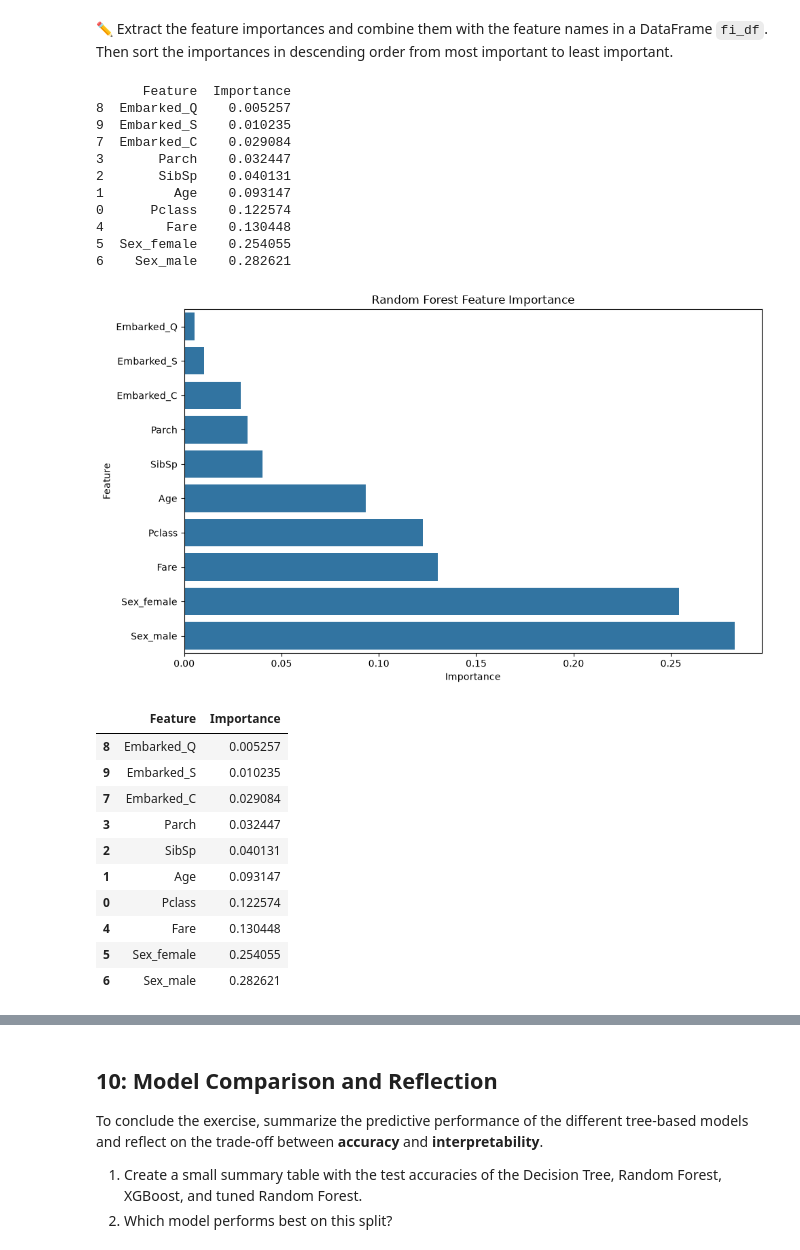
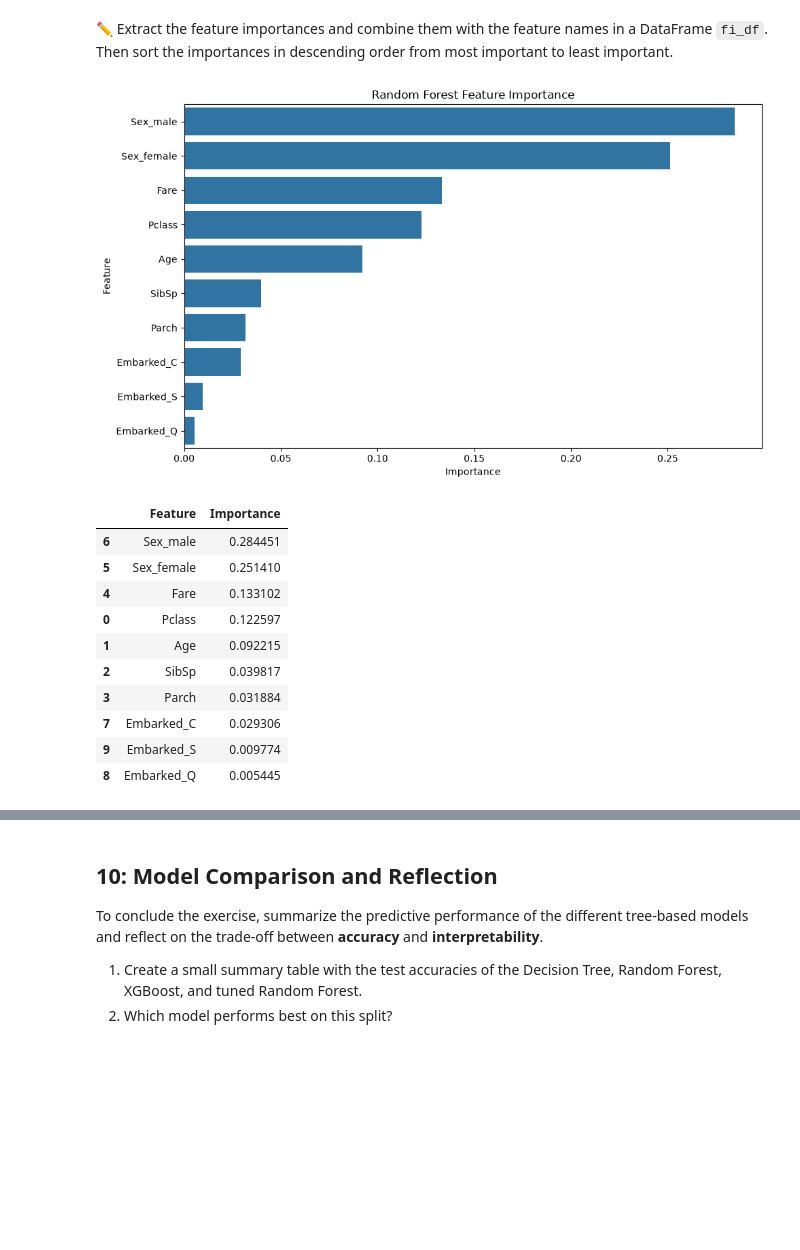
Before and after one commit to gpuonfire/ml_praktikum, a Jupyter notebook: ML_Aufgabenblätter/A6_Tree_Based_Models.ipynb, the cells around one changed output, grey strips where cells are left out. Cells and saved outputs as stored; diff of their text form; code cells hidden in the pictures; blank space fills up the shorter version.

```diff
--- a/ML_Aufgabenblätter/A6_Tree_Based_Models.ipynb
+++ b/ML_Aufgabenblätter/A6_Tree_Based_Models.ipynb
@@ -233,9 +233,9 @@ X_train_imputed = X_train.copy()
 X_test_imputed = X_test.copy()
 # TODO: Implement
 
-imp_mean = SimpleImputer(missing_values=np.nan, strategy='mean')
+imp_mean = SimpleImputer(missing_values=np.nan, strategy='median')
 X_train_imputed.loc[:,missing_cols] = imp_mean.fit_transform(X_train[missing_cols])
-X_test_imputed.loc[:,missing_cols] = imp_mean.fit_transform(X_test[missing_cols])
+X_test_imputed.loc[:,missing_cols] = imp_mean.transform(X_test[missing_cols])
 # %% [markdown]
 3. Verify that the imputed training and test sets no longer contain missing values.
 # %%
@@ -453,48 +458,37 @@ model_for_importance = best_rf
 # %%
 importances = []
 feature_names = []
 
 # TODO: Implement
 importances = model_for_importance.feature_importances_
 feature_names = model_for_importance.feature_names_in_
 fi_df = pd.DataFrame({'Feature': feature_names, 'Importance': importances})
 
 # TODO: Sort here
-fi_df = fi_df.sort_values(by=["Importance"])
+fi_df = fi_df.sort_values(by=["Importance"], ascending=False)
 #print(fi_df)
 
 
 plt.figure(figsize=(10, 6))
 sns.barplot(data=fi_df, x='Importance', y='Feature')
 plt.title('Random Forest Feature Importance')
 plt.tight_layout()
 plt.show()
 
 display(fi_df.head(10))
 # %% [output]
-      Feature  Importance
-8  Embarked_Q    0.005257
-9  Embarked_S    0.010235
-7  Embarked_C    0.029084
-3       Parch    0.032447
-2       SibSp    0.040131
-1         Age    0.093147
-0      Pclass    0.122574
-4        Fare    0.130448
-5  Sex_female    0.254055
-6    Sex_male    0.282621
-[figure, old version]
+[figure, new version]
 |  | Feature | Importance |
-| 8 | Embarked_Q | 0.005257 |
-| 9 | Embarked_S | 0.010235 |
-| 7 | Embarked_C | 0.029084 |
-| 3 | Parch | 0.032447 |
-| 2 | SibSp | 0.040131 |
-| 1 | Age | 0.093147 |
-| 0 | Pclass | 0.122574 |
-| 4 | Fare | 0.130448 |
-| 5 | Sex_female | 0.254055 |
-| 6 | Sex_male | 0.282621 |
+| 6 | Sex_male | 0.284451 |
+| 5 | Sex_female | 0.251410 |
+| 4 | Fare | 0.133102 |
+| 0 | Pclass | 0.122597 |
+| 1 | Age | 0.092215 |
+| 2 | SibSp | 0.039817 |
+| 3 | Parch | 0.031884 |
+| 7 | Embarked_C | 0.029306 |
+| 9 | Embarked_S | 0.009774 |
+| 8 | Embarked_Q | 0.005445 |
 # %%
 # ✏️ TODO: Which 3 features appear most important? Answer as comment.
 """
```
Also changed, not shown: parts of 11 cells of this notebook.
